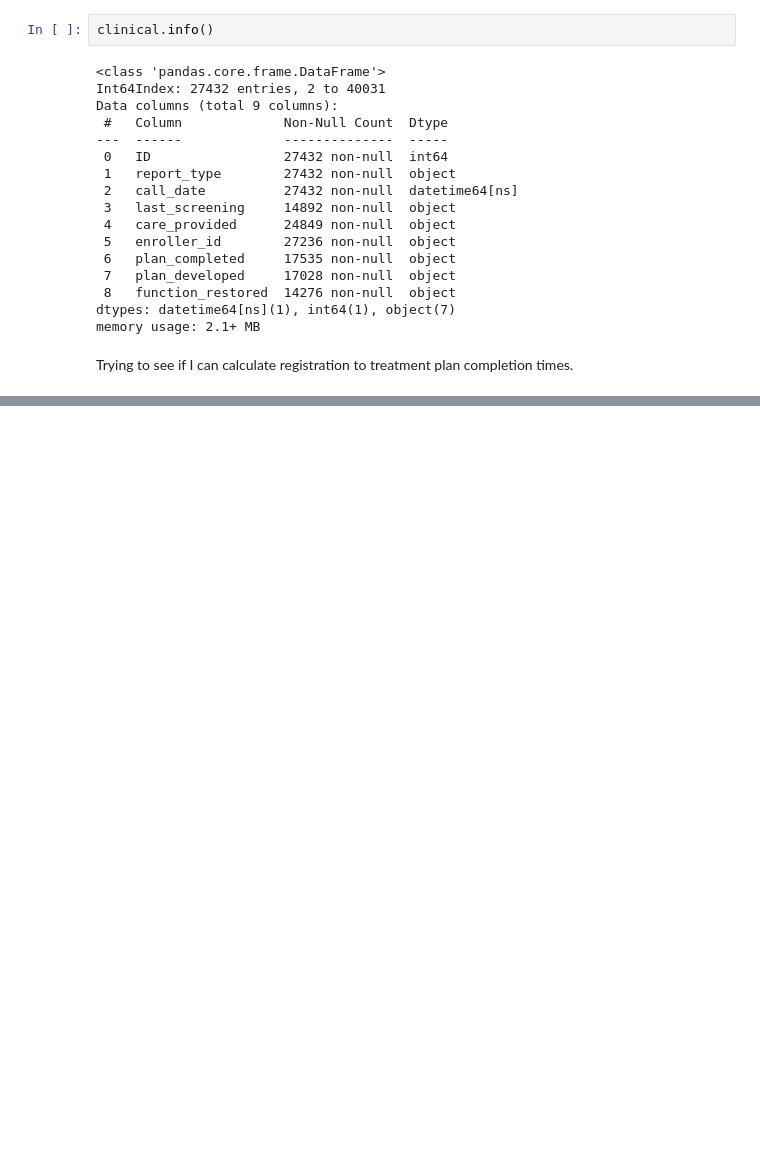
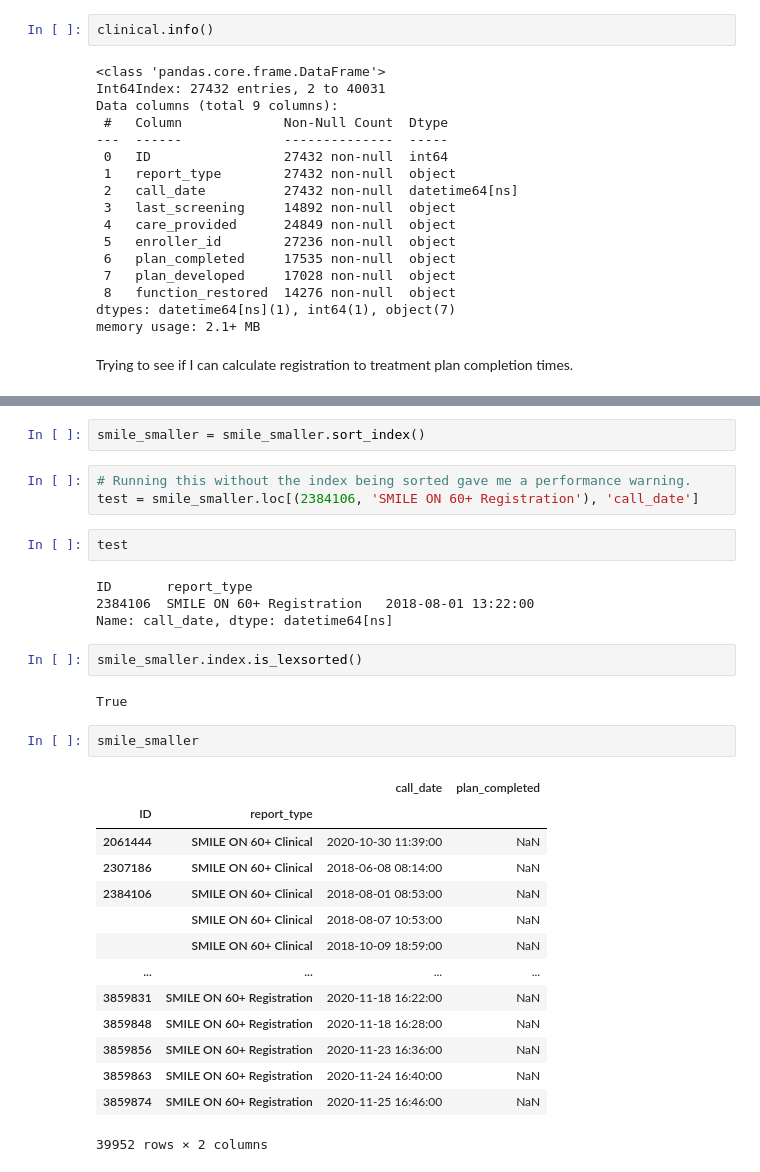
Before and after one commit to bsfcs/smile-on-hulk, a Jupyter notebook: notebooks/EDA.ipynb, the cells around one changed output, grey strips where cells are left out. Drawn from its saved outputs; the diff is of its cells as text; blank space fills up the shorter version.

```diff
--- a/notebooks/EDA.ipynb
+++ b/notebooks/EDA.ipynb
@@ -394,0 +500,32 @@ for id in smile_small:
+# %%
+smile_smaller = smile_smaller.sort_index()
+# %%
+# Running this without the index being sorted gave me a performance warning.
+test = smile_smaller.loc[(2384106, 'SMILE ON 60+ Registration'), 'call_date']
+# %%
+test
+# %% [output]
+ID       report_type
+2384106  SMILE ON 60+ Registration   2018-08-01 13:22:00
+Name: call_date, dtype: datetime64[ns]
+# %%
+smile_smaller.index.is_lexsorted()
+# %% [output]
+True
+# %%
+smile_smaller
+# %% [output]
+|  |  | call_date | plan_completed |
+| ID | report_type |  |  |
+| 2061444 | SMILE ON 60+ Clinical | 2020-10-30 11:39:00 | NaN |
+| 2307186 | SMILE ON 60+ Clinical | 2018-06-08 08:14:00 | NaN |
+| 2384106 | SMILE ON 60+ Clinical | 2018-08-01 08:53:00 | NaN |
+|  | SMILE ON 60+ Clinical | 2018-08-07 10:53:00 | NaN |
+|  | SMILE ON 60+ Clinical | 2018-10-09 18:59:00 | NaN |
+| ... | ... | ... | ... |
+| 3859831 | SMILE ON 60+ Registration | 2020-11-18 16:22:00 | NaN |
+| 3859848 | SMILE ON 60+ Registration | 2020-11-18 16:28:00 | NaN |
+| 3859856 | SMILE ON 60+ Registration | 2020-11-23 16:36:00 | NaN |
+| 3859863 | SMILE ON 60+ Registration | 2020-11-24 16:40:00 | NaN |
+| 3859874 | SMILE ON 60+ Registration | 2020-11-25 16:46:00 | NaN |
+39952 rows × 2 columns
```
Also changed, not shown: parts of 17 cells of this notebook.
